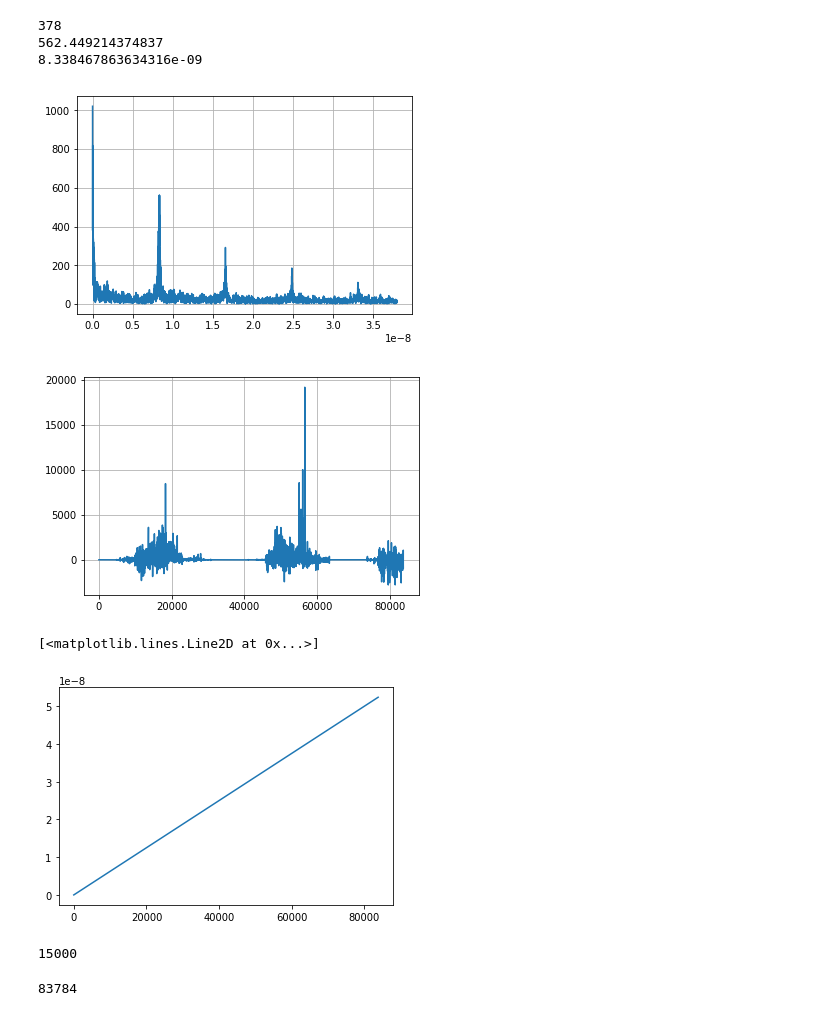
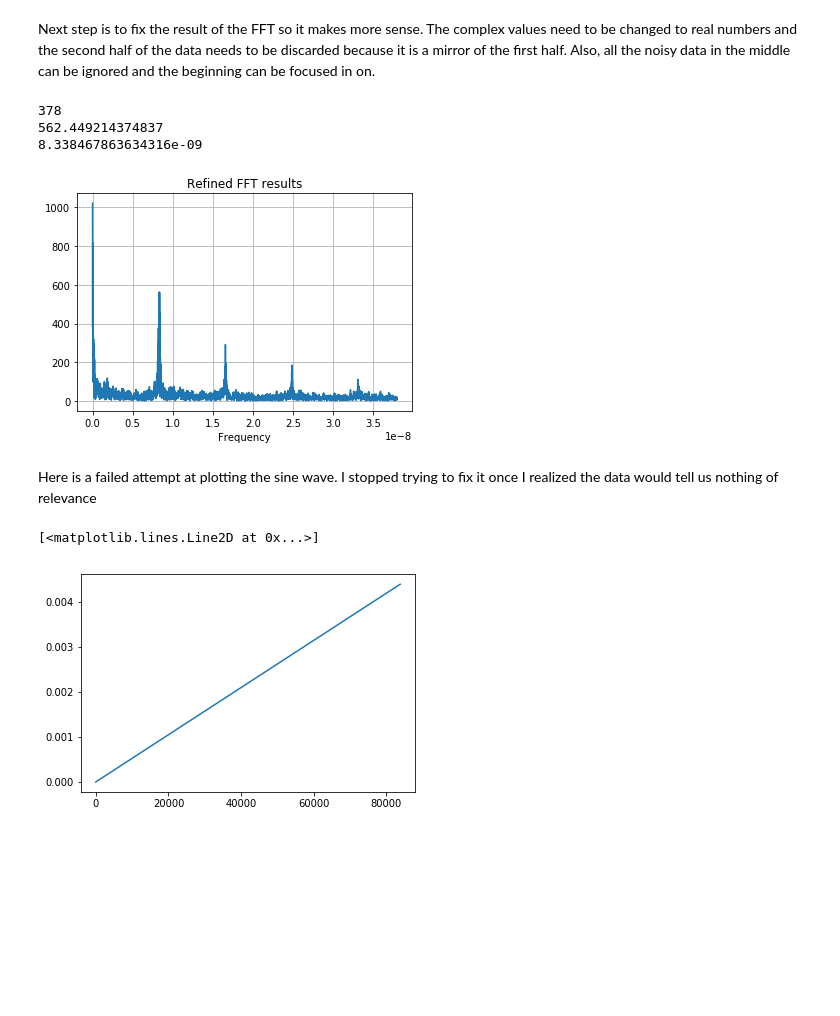
Before and after one commit to nickpalmer789/BeePredictor, a Jupyter notebook: fft.ipynb, the cells around one changed output. Cells and saved outputs as stored; diff of their text form; code cells hidden in the pictures; blank space fills up the shorter version.

```diff
--- a/fft.ipynb
+++ b/fft.ipynb
@@ -28,42 +50,42 @@ print(len(dataArray))
+# %% [markdown]
+Next step is to fix the result of the FFT so it makes more sense. The complex values need to be changed to real numbers and the second half of the data needs to be discarded because it is a mirror of the first half. Also, all the noisy data in the middle can be ignored and the beginning can be focused in on.
 # %%
 #finds the y values
 N = 8000 #number choosen to cut hou much of the y axis is shown
 yf = fft(dataArray) #the fast fourie transformation
 yg = 2.0/N * np.abs(yf[0:N//2]) #adjusted to show on a graph
 
-#Makes the x axis. this is somewhat arbitrary and I cant make it useful
+#Makes the x axis. this is somewhat arbitrary
 res = 83784 * 15 #the number that makes the x axis
 x = np.linspace(0, 1/res, len(dataArray))
 xg = x[:N//2]
 
 #Finds local maximun location and value withing the start and end value
 sta = 500
 end = 4000
 maxVal = np.argmax(yg[sta:end])
 print(maxVal)           #value
 print(yg[(maxVal+sta)]) #location in array
 print(xg[maxVal+sta])   #value location on the x axis
 
 #plots the data
+plt.title("Refined FFT results")
+plt.xlabel("Amplitude")
+plt.xlabel("Frequency")
 plt.plot(xg,yg)
 plt.grid()
 plt.show()
 #plt.savefig('fft.png')
 # %% [output]
 378
 562.449214374837
 8.338467863634316e-09
-[figure, old version]
+[figure, new version]
-# %%
-plt.plot(dataArray)
-#xs = np.linspace(0.0, 83784, len(dataArray))
-plt.grid()
-plt.show()
-# %% [output]
-[figure, removed]
+# %% [markdown]
+Here is a failed attempt at plotting the sine wave. I stopped trying to fix it once I realized the data would tell us nothing of relevance
 # %%
 fs = 83784 # sample rate
-f =  8.338467863634316e-09 # the frequency of the signal
+f = 8.338467863634316e-09 * 83784 # the frequency of the signal
 
 x = np.arange(fs) # the points on the x axis for plotting
 # compute the value (amplitude) of the sin wave at the for each sample
@@ -76,17 +98,4 @@ y = np.sin(2*np.pi*f * (x/fs))
 plt.plot(x,y)
 # %% [output]
 [<matplotlib.lines.Line2D at 0x...>]
-[figure, old version]
+[figure, new version]
-# %%
-#make data subset, used for debugging
-dataArray = dataArray[:15000]
-print(len(dataArray))
-# %% [output]
-15000
-# %%
-#makes a simple sin wave, also used for debugging
-#x = np.linspace(0.0, 83784, len())
-dataArray = np.sin(50.0 * 2.0*np.pi*x) + 0.5*np.sin(80.0 * 2.0*np.pi*x)
-print(len(np.sin(50.0 * 2.0*np.pi*x)))
-# %% [output]
-83784
```
Also changed, not shown: parts of 13 cells of this notebook.
